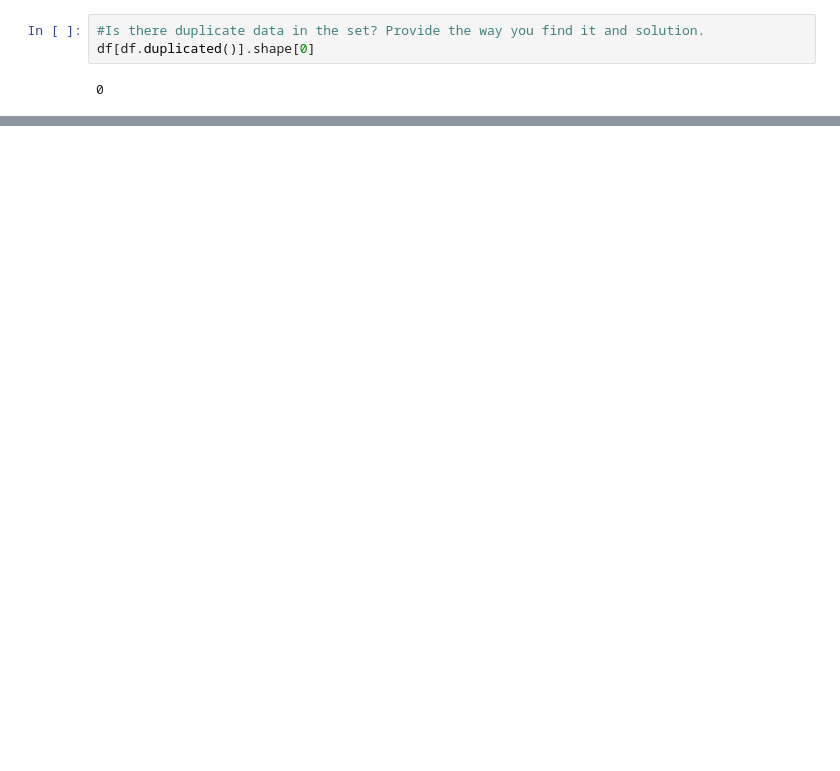
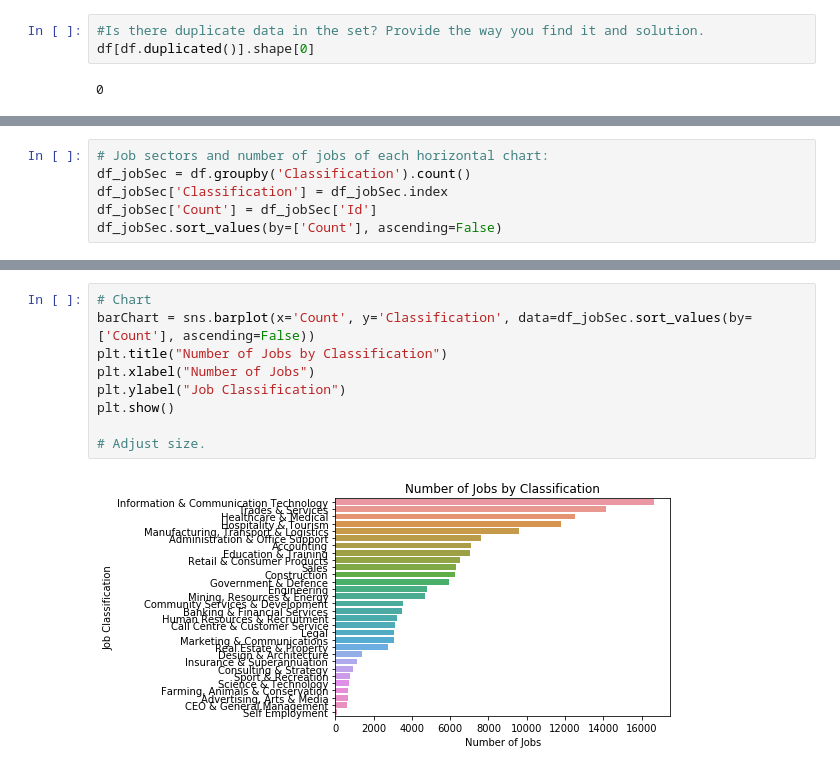
Before and after one commit to subtitled/Big_Data_Analysis_Part_1, a Jupyter notebook: ass1.ipynb, the cells around one changed output, grey strips where cells are left out. Drawn from its saved outputs; the diff is of its cells as text; blank space fills up the shorter version.

```diff
--- a/ass1.ipynb
+++ b/ass1.ipynb
@@ -218,0 +306,6 @@ null_count.plot(kind='bar')
+# %%
+# Job sectors and number of jobs of each horizontal chart:
+df_jobSec = df.groupby('Classification').count()
+df_jobSec['Classification'] = df_jobSec.index
+df_jobSec['Count'] = df_jobSec['Id']
+df_jobSec.sort_values(by=['Count'], ascending=False)
@@ -218,0 +331,11 @@ null_count.plot(kind='bar')
+# %%
+# Chart
+barChart = sns.barplot(x='Count', y='Classification', data=df_jobSec.sort_values(by=['Count'], ascending=False))
+plt.title("Number of Jobs by Classification")
+plt.xlabel("Number of Jobs")
+plt.ylabel("Job Classification")
+plt.show()
+
+# Adjust size.
+# %% [output]
+[figure, added]
```
Also changed, not shown: parts of 14 cells of this notebook.
